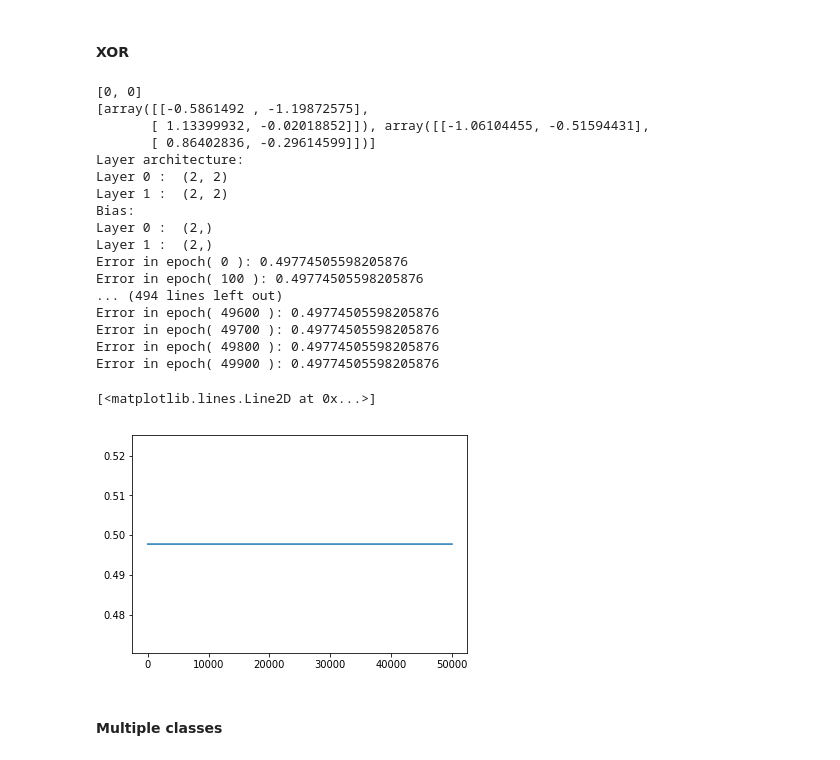
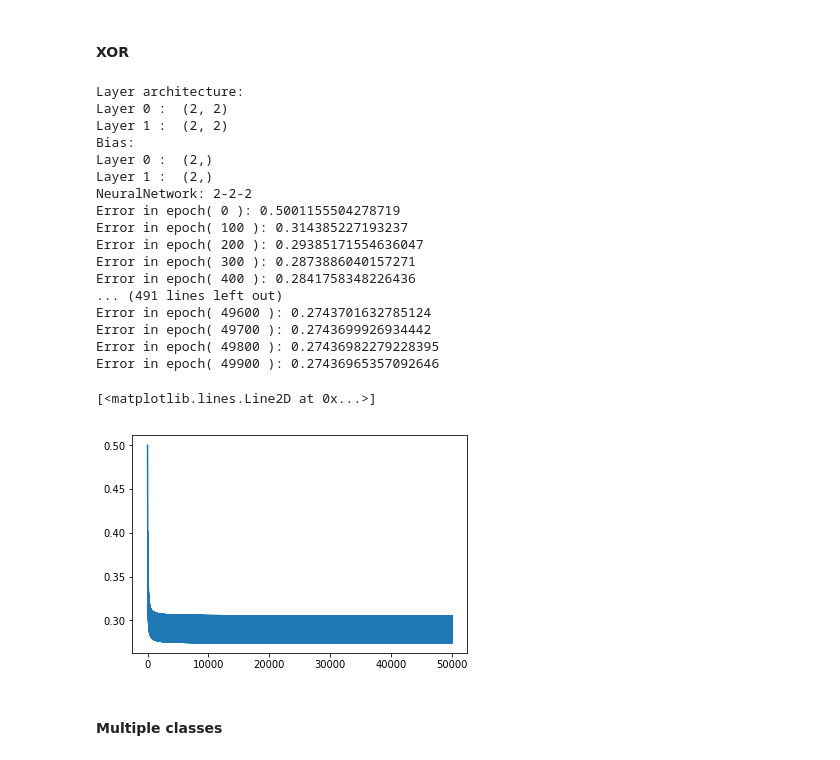
Before and after one commit to DeepLearningVision-2019/a3-neural-network-class-Biller17, a Jupyter notebook: Neural Network Assignment.ipynb, the cells around one changed output. Drawn from its saved outputs; the diff is of its cells as text; code cells hidden in the pictures.

```diff
--- a/Neural Network Assignment.ipynb
+++ b/Neural Network Assignment.ipynb
@@ -46,7 +47,6 @@ class NeuralNetwork:
         self.alpha = alpha
         self.layers = architecture
         self.weights = [0 for i in range(len(architecture)-1)]
-        print(self.weights)
         self.bias = [0 for i in range(len(architecture)-1)]
         self.output = []
         if len(architecture) < 2:
@@ -54,12 +54,6 @@ class NeuralNetwork:
         for i in range(len(architecture)-1):
             self.weights[i] = (np.random.randn(architecture[i], architecture[i+1]))
             self.bias[i] = (np.random.randn(architecture[i+1]))
-        print(self.weights)
-        i = 1
-#         while i <= len(architecture)-1:
-#             self.weights.append(np.random.randn(architecture[i], architecture[i + 1]))
-#             self.bias.append(np.random.randn(architecture[i + 1]))
-#             i+=1
         print("Layer architecture: ")
         for i in range(len(self.weights)):
             print("Layer", i, ": ",self.weights[i].shape)
@@ -91,10 +85,10 @@ class NeuralNetwork:
         # TODO: Define the predict function
         prediction = [0 for i in range(len(self.weights)+1)]
         prediction[0] = inputs
-        for i in range(1, len(self.weights)):
+        for i in range(1, len(prediction)-1):
             prediction[i] = self.sigmoid(np.dot(prediction[i-1], self.weights[i-1]) + self.bias[i-1])
-        weightSize = len(self.weights)
-        return self.softmax(np.dot(prediction[weightSize-1], self.weights[weightSize-1]) + self.bias[weightSize-1])
+        prediction[-1] = self.softmax(np.dot(prediction[-2], self.weights[-1]) + self.bias[-1])
+        return prediction[-1]
 
     def train(self, inputs, labels, epochs = 1000, displayUpdate = 100):
         # TODO: Define the training step for the network. It should include the forward and back propagation
@@ -102,31 +96,29 @@ class NeuralNetwork:
         # It must return the errors so that they can be displayed with matplotlib
         errors = []
         for epoch in range(epochs):
-            #forward propagation
             error = [0 for i in range(len(self.weights))]
             delta = [0 for i in range(len(self.weights))]
             biasDelta = [0 for i in range(len(self.bias))]
             prediction = [0 for i in range(len(self.weights)+1)]
-
+            #forward propagation
             prediction[0] = inputs
             for i in range(1, len(prediction)-1):
                 prediction[i] = self.sigmoid(np.dot(prediction[i-1], self.weights[i-1]) + self.bias[i-1])
-            lastLevel = len(prediction)-1
-            prediction[lastLevel] = self.softmax(np.dot(prediction[lastLevel-1], self.weights[lastLevel-1]) + self.bias[lastLevel-1])
-#             for i in range(len(prediction)):
-#                 print("level", i,": ", prediction[i])
+            prediction[-1] = self.softmax(np.dot(prediction[-2], self.weights[-1]) + self.bias[-1])
+            #back propagation
             error[-1] = labels - prediction[-1]
-            delta[-1] = (error[-1] * self.sigmoid_deriv(prediction[-1]))
+            delta[-1] = error[-1] * self.sigmoid_deriv(prediction[-1])
             errors.append(np.mean(np.abs(error[-1])))
+            if(math.isnan(np.mean(np.abs(error[-1])))):
+                return errors
             if epoch%displayUpdate == 0:
                 print("Error in epoch(",epoch,"):", np.mean(np.abs(error[-1])))
-
             i = len(self.weights)-2
             while i > -1:
-                error[i] = np.dot(delta[i+1], self.weights[i].T)
-                delta[i] = error[i] * self.sigmoid_deriv(prediction[i])
+                error[i] = np.dot(delta[i+1], self.weights[i+1].T)
+                delta[i] = error[i] * self.sigmoid_deriv(prediction[i+1])
                 i-=1
-            for i in range(len(self.weights)-1):
+            for i in range(len(self.weights)):
                 biasDelta[i] = np.sum(delta[i])
                 self.weights[i] += np.dot(prediction[i].T, delta[i]) * self.alpha
                 self.bias[i] += biasDelta[i] * self.alpha
@@ -154,30 +147,31 @@ XOR_labels = np.array([
 ])
 # %%
 #TODO: Test the class with the XOR data
-network = NeuralNetwork([2,2,2],0.6)
+network = NeuralNetwork([2,2,2],4)
+print(network)
 errors = network.train(XOR_inputs, XOR_labels,50000)
 plt.plot(errors)
 # a.evaluate(XOR_inputs, XOR_labels)
 # %% [output]
-[0, 0]
-[array([[-0.5861492 , -1.19872575],
-       [ 1.13399932, -0.02018852]]), array([[-1.06104455, -0.51594431],
-       [ 0.86402836, -0.29614599]])]
 Layer architecture:
 Layer 0 :  (2, 2)
 Layer 1 :  (2, 2)
 Bias:
 Layer 0 :  (2,)
 Layer 1 :  (2,)
-Error in epoch( 0 ): 0.49774505598205876
-Error in epoch( 100 ): 0.49774505598205876
-... (494 lines left out)
-Error in epoch( 49600 ): 0.49774505598205876
-Error in epoch( 49700 ): 0.49774505598205876
-Error in epoch( 49800 ): 0.49774505598205876
-Error in epoch( 49900 ): 0.49774505598205876
+NeuralNetwork: 2-2-2
+Error in epoch( 0 ): 0.5001155504278719
+Error in epoch( 100 ): 0.314385227193237
+Error in epoch( 200 ): 0.29385171554636047
+Error in epoch( 300 ): 0.2873886040157271
+Error in epoch( 400 ): 0.2841758348226436
+... (491 lines left out)
+Error in epoch( 49600 ): 0.2743701632785124
+Error in epoch( 49700 ): 0.2743699926934442
+Error in epoch( 49800 ): 0.27436982279228395
+Error in epoch( 49900 ): 0.27436965357092646
 [<matplotlib.lines.Line2D at 0x...>]
-[figure, old version]
+[figure, new version]
 # %% [markdown]
 #### Multiple classes
 # %%
```
Also changed, not shown: parts of 7 cells of this notebook.
